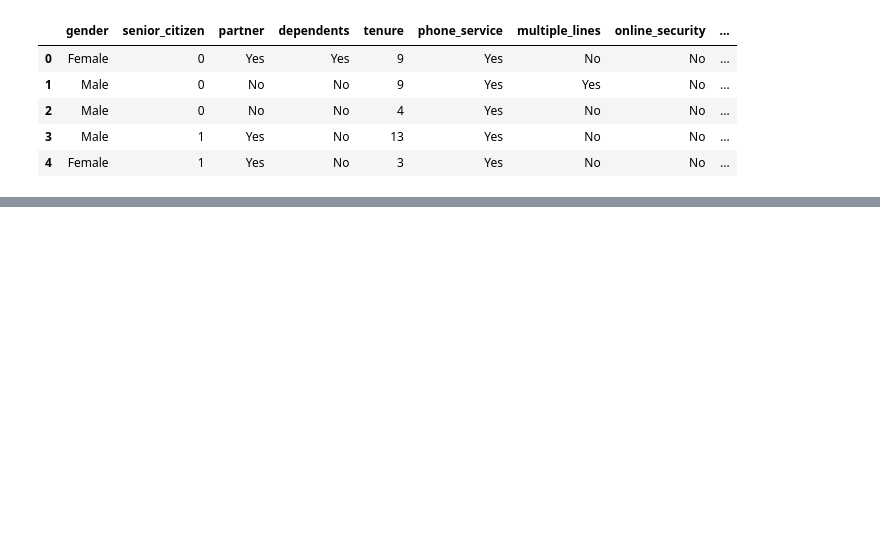
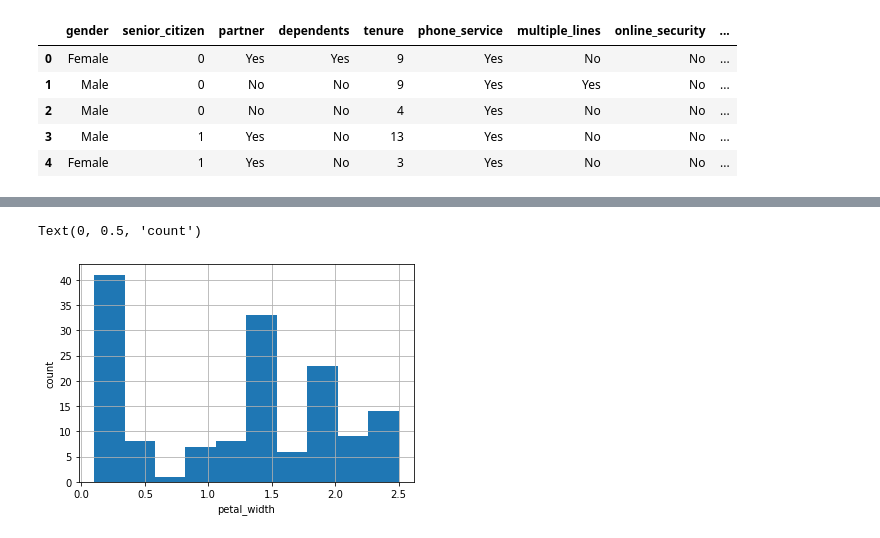
Before and after one commit to codyclonts/classification_exercises, a Jupyter notebook: classification_exercises.ipynb, the cells around one changed output, grey strips where cells are left out. Cells and saved outputs as stored; diff of their text form; code cells hidden in the pictures; blank space fills up the shorter version.

```diff
--- a/classification_exercises.ipynb
+++ b/classification_exercises.ipynb
@@ -638,0 +687,7 @@ df.head()
+# %%
+df.petal_width.hist()
+plt.xlabel('petal_width')
+plt.ylabel('count')
+# %% [output]
+Text(0, 0.5, 'count')
+[figure, added]
```
Also changed, not shown: parts of 15 cells of this notebook.
